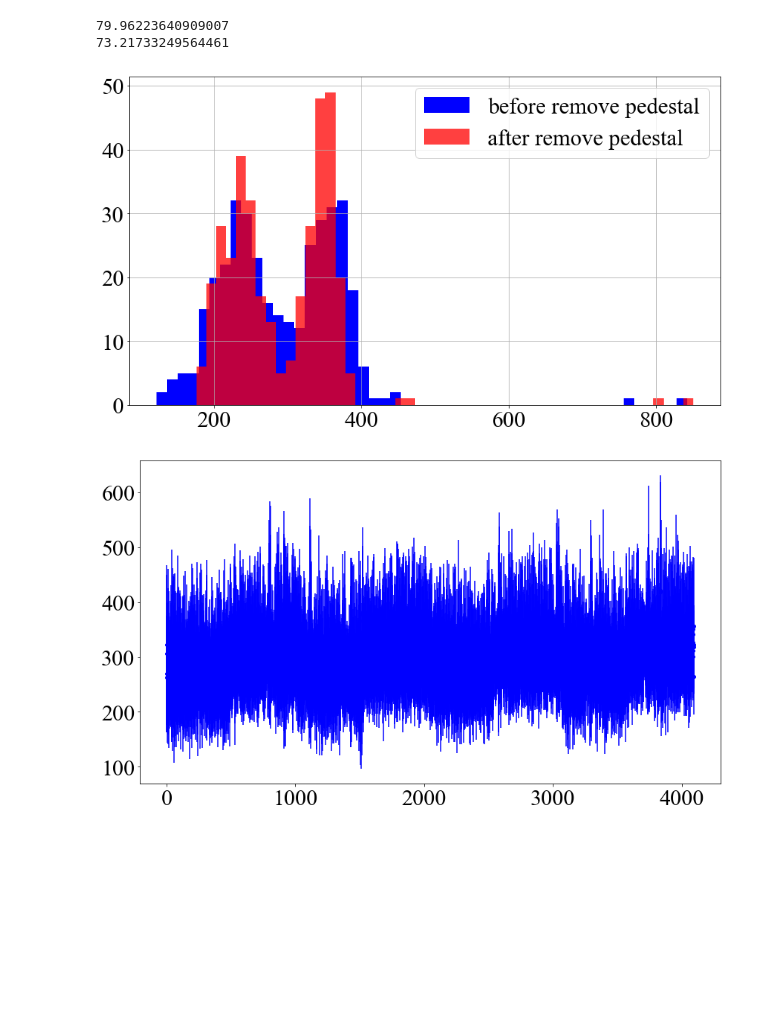
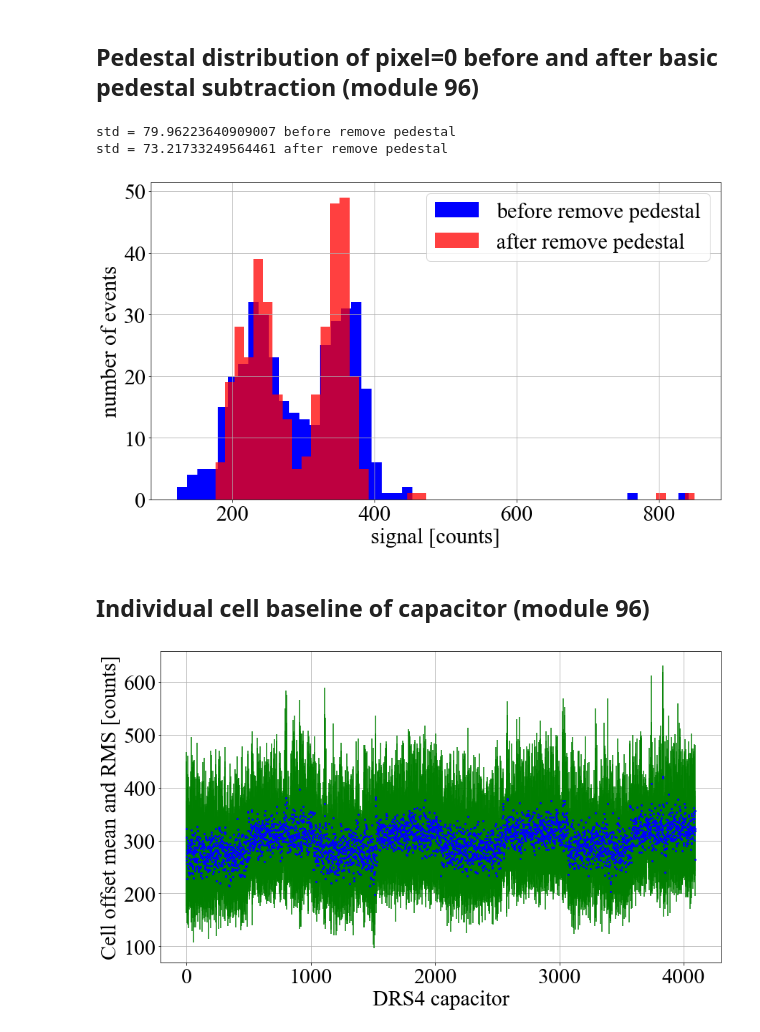
Before and after one commit to pawel21/ctapipe, a Jupyter notebook: examples/notebooks/remove_pedestal_data_20180629.ipynb, the cells around one changed output. Drawn from its saved outputs; the diff is of its cells as text; code cells hidden in the pictures; blank space fills up the shorter version.

Commit message:
remove pedestal for data from 2018 06 29 analysis

```diff
--- a/examples/notebooks/remove_pedestal_data_20180629.ipynb
+++ b/examples/notebooks/remove_pedestal_data_20180629.ipynb
@@ -33,0 +104,11 @@ WARNING:ctapipe.io.eventseeker.EventSeeker:Seeking to event by looping through e
+# %%
+plt.rcParams['figure.figsize'] = (14, 8)
+
+fig, ax0 = plt.subplots()
+cap = np.linspace(0, 4*1023, 4*1024)
+ax0.errorbar(cap, ped.meanped[0, 0, 0:4*1024], yerr=ped.rms[0, 0, 0:4*1024], fmt="o",
+             color="blue", ecolor="g", markersize=2)
+ax0.set_xlabel("DRS4 capacitor")
+ax0.set_ylabel("Cell offset mean and RMS [counts]")
+ax0.grid()
+plt.show()
@@ -33,0 +131,12 @@ WARNING:ctapipe.io.eventseeker.EventSeeker:Seeking to event by looping through e
+# %%
+reader = LSTEventSource(input_url=path_to_data)
+seeker = EventSeeker(reader)
+
+nr_module = 96
+ped = DragonPedestal()
+
+for i in range(0, 5000):
+    ev = seeker[i]
+    ped.fill_pedestal_event(ev, nr_module)
+
+ped.finalize_pedestal()
@@ -77,22 +196,34 @@ WARNING:ctapipe.io.eventseeker.EventSeeker:Seeking to event by looping through e
+# %% [markdown]
+## Pedestal distribution of pixel=0 before and after basic pedestal subtraction (module 96)
 # %%
-print(np.std(waveform_before_remove_pedestal[:, 0, pixel, 2:38].ravel()))
-print(np.std(waveform_after_remove_pedestal[:, 0, pixel, 2:38].ravel()))
+std_before = np.std(waveform_before_remove_pedestal[:, 0, pixel, 2:38].ravel())
+print("std = {} before remove pedestal".format(std_before))
+std_after = np.std(waveform_after_remove_pedestal[:, 0, pixel, 2:38].ravel())
+print("std = {} after remove pedestal".format(std_after))
 fig, ax0 = plt.subplots()
 ax0.hist(waveform_before_remove_pedestal[:, 0, pixel, 2:38].ravel(), bins=50, color="blue", label="before remove pedestal")
 ax0.hist(waveform_after_remove_pedestal[:, 0, pixel, 2:38].ravel(), bins=50, color="red", alpha=0.75, label="after remove pedestal")
+ax0.set_xlabel("signal [counts]")
+ax0.set_ylabel("number of events")
 ax0.grid()
 ax0.legend()
 plt.show()
 # %% [output]
-79.96223640909007
-73.21733249564461
+std = 79.96223640909007 before remove pedestal
+std = 73.21733249564461 after remove pedestal
-[figure, old version]
+[figure, new version]
+# %% [markdown]
+## Individual cell baseline of capacitor (module 96)
 # %%
 plt.rcParams['figure.figsize'] = (14, 8)
 
 fig, ax0 = plt.subplots()
-cap = np.linspace(0, 4095, 4*1024)
-ax0.errorbar(cap, ped.meanped[0, 0, 0:4*1024], yerr=ped.rms[0, 0, 0:4*1024], fmt="o", color="blue", markersize=4)
+cap = np.linspace(0, 4*1023, 4*1024)
+ax0.errorbar(cap, ped.meanped[0, 0, 0:4*1024], yerr=ped.rms[0, 0, 0:4*1024], fmt="o",
+             color="blue", ecolor="g", markersize=2)
+ax0.set_xlabel("DRS4 capacitor")
+ax0.set_ylabel("Cell offset mean and RMS [counts]")
+ax0.grid()
 plt.show()
 # %% [output]
-[figure, old version]
+[figure, new version]
```
Also changed, not shown: parts of 14 cells of this notebook.
